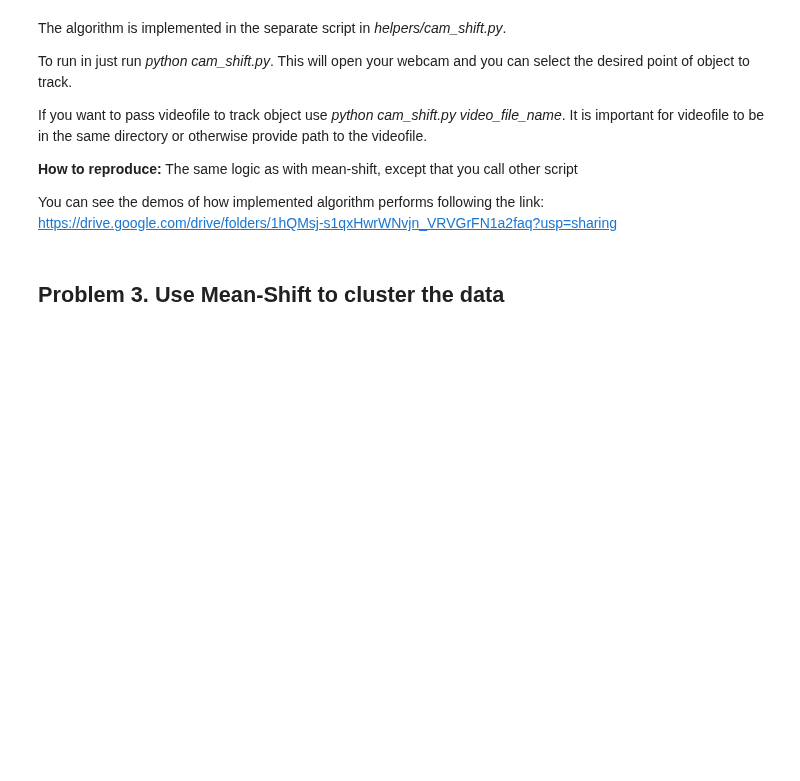
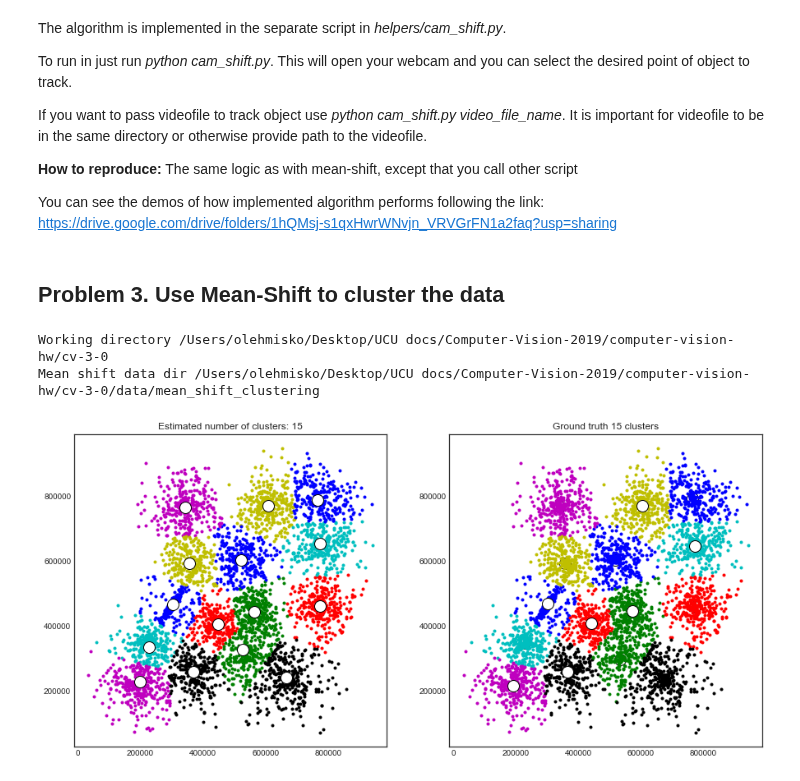
Before and after one commit to Progern/computer-vision-hw, a Jupyter notebook: cv-3-0/cv-3-1-mean-cam-shift.ipynb, the cells around one changed output. Cells and saved outputs as stored; diff of their text form; code cells hidden in the pictures; blank space fills up the shorter version.

Commit message:
[ADD] Mean shift clusterization baseline

```diff
--- a/cv-3-0/cv-3-1-mean-cam-shift.ipynb
+++ b/cv-3-0/cv-3-1-mean-cam-shift.ipynb
@@ -41,0 +51,24 @@ https://drive.google.com/drive/folders/1hQMsj-s1qxHwrWNvjn_VRVGrFN1a2faq?usp=sha
+# %%
+plt.style.use('seaborn-white')
+# %%
+work_dir = os.getcwd()
+data_dir = os.path.join(work_dir, 'data')
+mean_shift_data_dir = os.path.join(data_dir, 'mean_shift_clustering')
+
+print("Working directory %s" % work_dir)
+print("Mean shift data dir %s" % mean_shift_data_dir)
+# %% [output]
+Working directory /Users/olehmisko/Desktop/UCU docs/Computer-Vision-2019/computer-vision-hw/cv-3-0
+Mean shift data dir /Users/olehmisko/Desktop/UCU docs/Computer-Vision-2019/computer-vision-hw/cv-3-0/data/mean_shift_clustering
+# %%
+def read_file(filename):
+    data_path = os.path.join(mean_shift_data_dir, filename)
+    file_data = []
+    with open(data_path) as f:
+        line = f.readline()
+        while line:
+            line_arr = line.strip().split()
+            result_line = np.array(list(map(lambda x: int(x), line_arr)))
+            file_data.append(result_line)
+            line = f.readline()
+    return np.array(file_data)
@@ -41,0 +143,4 @@ https://drive.google.com/drive/folders/1hQMsj-s1qxHwrWNvjn_VRVGrFN1a2faq?usp=sha
+# %%
+mean_shift_cluster('s3.txt', 's3-cb.txt', bandwidth = 75000)
+# %% [output]
+[figure, added]
```
Also changed, not shown: parts of 5 cells of this notebook, 18 other files.
